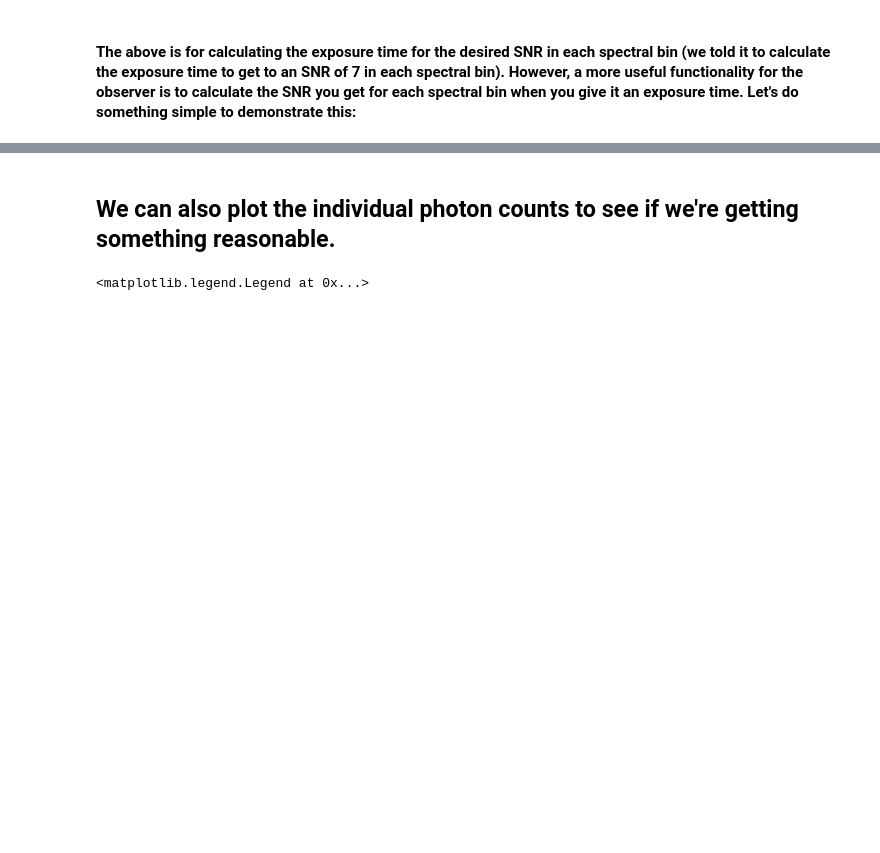
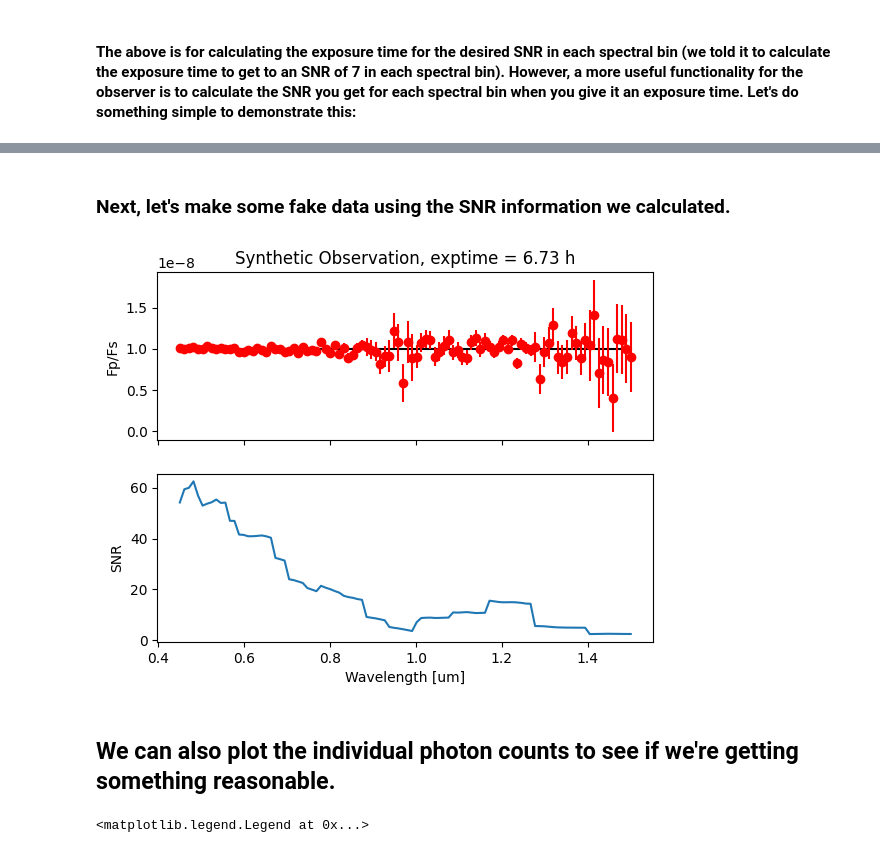
Before and after one commit to eleonoraalei/pyEDITH, a Jupyter notebook: tutorials/spectroscopy_tutorial.ipynb, the cells around one changed output, grey strips where cells are left out. Drawn from its saved outputs; the diff is of its cells as text; code cells hidden in the pictures; blank space fills up the shorter version.

Commit message:
added function for making fake data; spectroscopy tutorial updated accordingly

```diff
--- a/tutorials/spectroscopy_tutorial.ipynb
+++ b/tutorials/spectroscopy_tutorial.ipynb
@@ -86,9 +86,9 @@ Tstar = 5800 * u.K
 dist = 10 * u.pc
 
 # calculate the observed Fs_over_F0
-Fs_over_F0 = compute_blackbody_photon_flux(Tstar, parameters["wavelength"]*u.um)
-Fs_over_F0 = Fs_over_F0.to(u.photon / (u.s * u.cm**2 * u.nm)) # convert to pyEdith units
-Fstar_obs_10pc = Fs_over_F0 * (1000*u.pc/dist)**2 # this gives the flux at 1 kpc. Scale to the distance of the star
+Fstar = compute_blackbody_photon_flux(Tstar, parameters["wavelength"]*u.um)
+Fstar = Fstar.to(u.photon / (u.s * u.cm**2 * u.nm)) # convert to pyEdith units
+Fstar_obs_10pc = Fstar * (1000*u.pc/dist)**2 # this gives the flux at 1 kpc. Scale to the distance of the star
 contrast = 1e-8 # !!!!! let's look at a very bright planet !!!!!
 Fplan_obs = Fstar_obs_10pc*contrast
 FpFs = Fplan_obs / Fstar_obs_10pc
@@ -351,3 +350,12 @@ Text(0.5, 0, 'Wavelength (um)')
+# %% [markdown]
+### Next, let's make some fake data using the SNR information we calculated.
+# %%
+obs, noise = pE.utils.synthesize_observation(observation, scene,
+                                             random_seed=42, # seed defaults to None
+                                             set_below_zero=0., # if the fake data falls below zero, set the data point as this. default = NaN
+                                             plotting=True)
+# %% [output]
+[figure, added]
 # %% [markdown]
 ## We can also plot the individual photon counts to see if we're getting something reasonable.
 # %%
```
Also changed, not shown: parts of 5 cells of this notebook, 1 other file.
